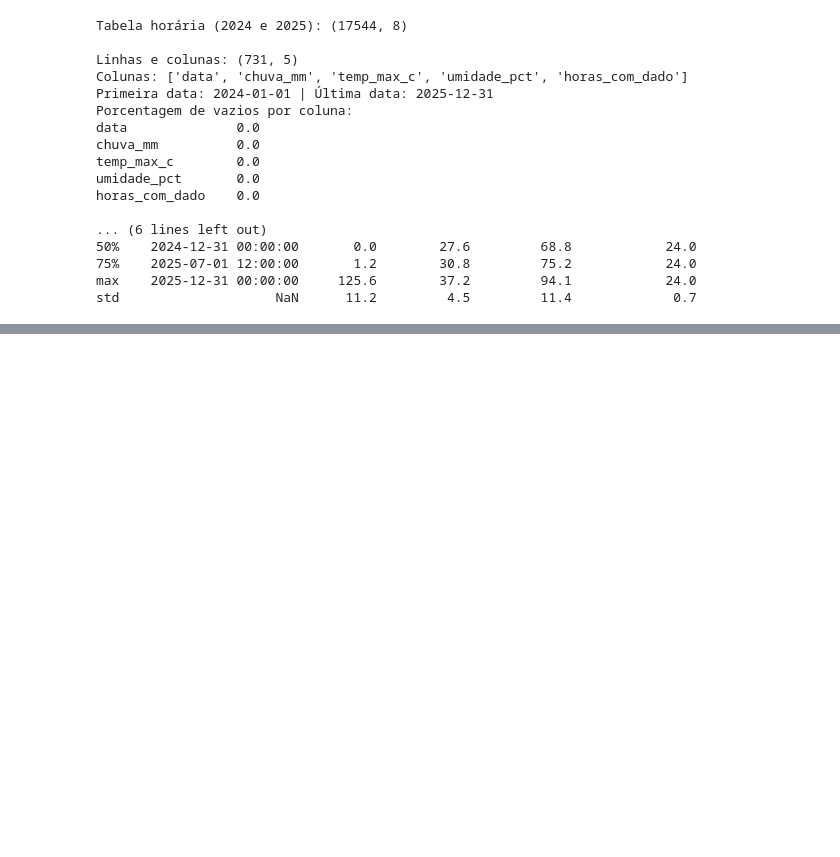
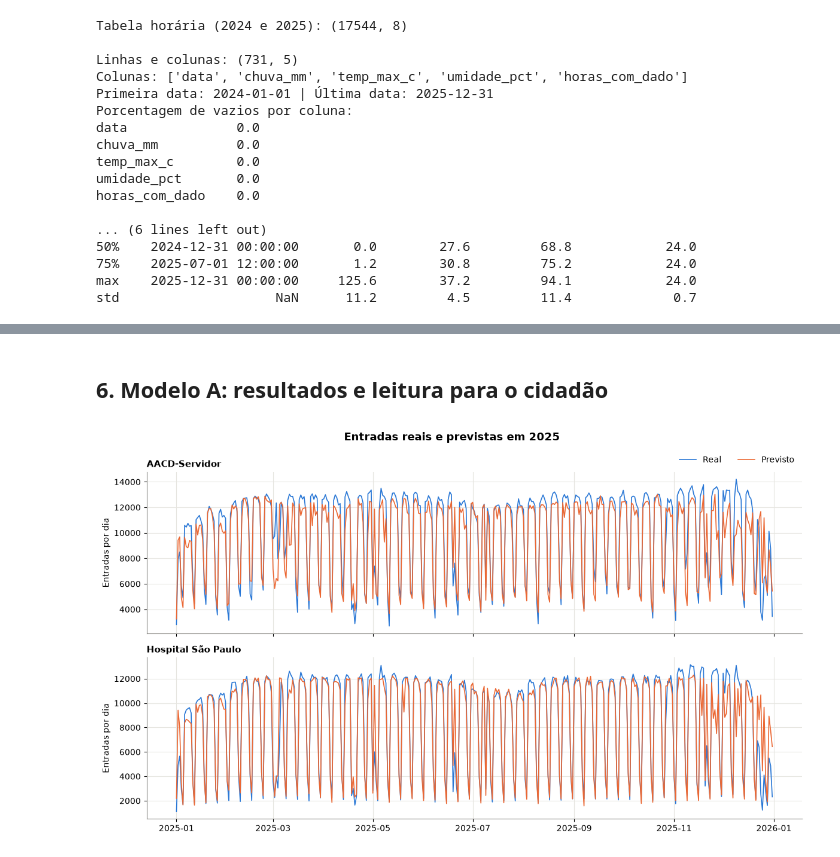
Before and after one commit to JoaoHHoffmann/gs-ia-ml, a Jupyter notebook: ml/notebook_ml.ipynb, the cells around one changed output, grey strips where cells are left out. Cells and saved outputs as stored; diff of their text form; code cells hidden in the pictures; blank space fills up the shorter version.

Commit message:
feat: adiciona modelo a com xgboost e comparação com random forest

```diff
--- a/ml/notebook_ml.ipynb
+++ b/ml/notebook_ml.ipynb
@@ -507,0 +582,26 @@ std                    NaN      11.2         4.5         11.4             0.7
+# %%
+grade_a = {
+    'n_estimators': [200, 400],
+    'max_depth': [3, 5, 7],
+    'learning_rate': [0.05, 0.1],
+}
+busca_a = GridSearchCV(
+    XGBRegressor(random_state=42),
+    grade_a,
+    cv=TimeSeriesSplit(n_splits=5),
+    scoring='neg_mean_absolute_error',
+    return_train_score=True,
+)
+busca_a.fit(X_treino_a, y_treino_a)
+xgb_a = busca_a.best_estimator_
+
+combinacoes_a = pd.DataFrame({
+    'n_estimators': busca_a.cv_results_['param_n_estimators'].astype(int),
+    'max_depth': busca_a.cv_results_['param_max_depth'].astype(int),
+    'learning_rate': busca_a.cv_results_['param_learning_rate'].astype(float),
+    'MAE treino': (-busca_a.cv_results_['mean_train_score']).round(0),
+    'MAE validação': (-busca_a.cv_results_['mean_test_score']).round(0),
+})
+combinacoes_a['diferença'] = combinacoes_a['MAE validação'] - combinacoes_a['MAE treino']
+print('Melhor combinação:', busca_a.best_params_)
+combinacoes_a.sort_values('MAE validação')
@@ -507,0 +637,19 @@ std                    NaN      11.2         4.5         11.4             0.7
+# %% [markdown]
+## 6. Modelo A: resultados e leitura para o cidadão
+# %%
+teste_a = teste_a.copy()
+teste_a['previsto'] = xgb_a.predict(X_teste_a)
+
+fig, eixos = plt.subplots(2, 1, figsize=(12, 7), sharex=True)
+for eixo, nome in zip(eixos, ESTACOES):
+    dados = teste_a[teste_a['nome_estacao'] == nome]
+    eixo.plot(dados['data'], dados['entradas'], color=AZUL, linewidth=1.2, label='Real')
+    eixo.plot(dados['data'], dados['previsto'], color=LARANJA, linewidth=1.2, label='Previsto')
+    eixo.set_title(nome, loc='left', fontsize=11)
+    eixo.set_ylabel('Entradas por dia')
+eixos[0].legend(loc='lower right', bbox_to_anchor=(1, 1.0), frameon=False, ncol=2)
+fig.suptitle('Entradas reais e previstas em 2025', fontweight='bold', fontsize=13)
+fig.tight_layout()
+plt.show()
+# %% [output]
+[figure, added]
```
Also changed, not shown: parts of 43 cells of this notebook.
